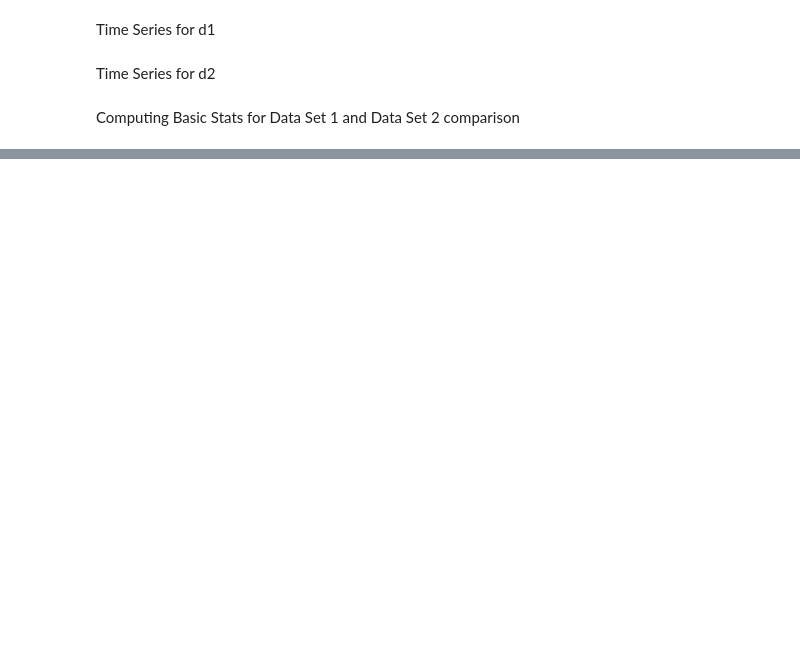
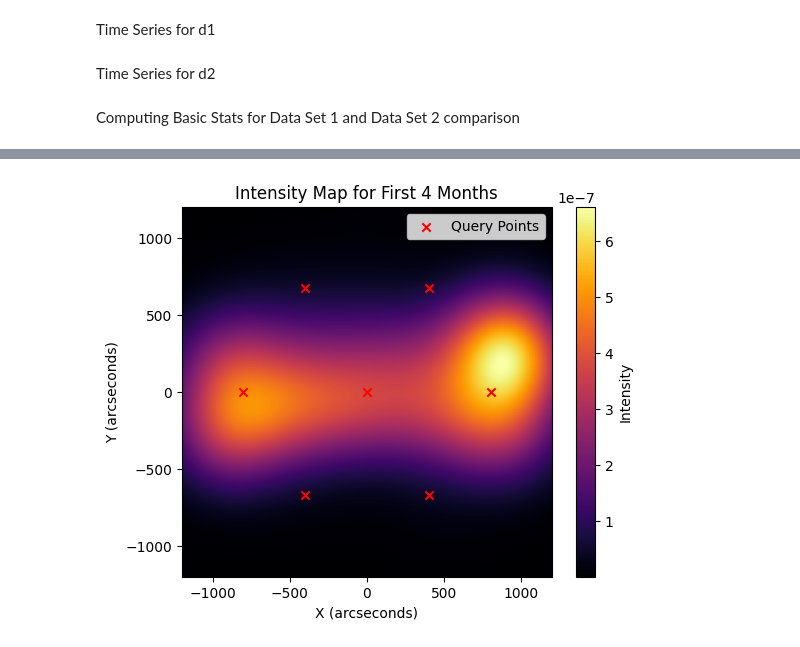
Before and after one commit to ericaahayy/ITGurlsCOSC3337, a Jupyter notebook: Method1_Intensity_Maps.ipynb, the cells around one changed output, grey strips where cells are left out. Cells and saved outputs as stored; diff of their text form; code cells hidden in the pictures; blank space fills up the shorter version.

Commit message:
updating colors and maps

```diff
--- a/Method1_Intensity_Maps.ipynb
+++ b/Method1_Intensity_Maps.ipynb
@@ -486,0 +489,91 @@ print(stats_df2)
+# %%
+import numpy as np
+import pandas as pd
+import matplotlib.pyplot as plt
+from sklearn.neighbors import KernelDensity
+from sklearn.model_selection import GridSearchCV
+
+
+
+dataset1 = "Solar_flare_RHESSI_2015_16.csv"
+
+df = pd.read_csv(dataset1)
+
+df['dt.start'] = pd.to_datetime(df['dt.start'])
+start_date = pd.to_datetime('2015-01-01')
+end_date = start_date + pd.DateOffset(months = 4)
+df = df[(df['dt.start'] >= start_date) & (df['dt.start'] <= end_date)]
+df = df[['total.counts', 'x.pos.asec', 'y.pos.asec']]
+
+flare_events = df
+
+# query points
+query_points = {
+    'Q1': {'coordinates': (0, 0), 'range': ([-201, 201], [-335, 335])},
+    'Q2': {'coordinates': (-805, 0), 'range': ([-1007, -605], [-335, 335])},
+    'Q3': {'coordinates': (805, 0), 'range': ([605, 1005], [-355, 335])},
+    'Q4': {'coordinates': (-403, 674), 'range': ([-605, -201], [335, 1012])},
+    'Q5': {'coordinates': (403, 674), 'range': ([201, 605], [335, 1012])},
+    'Q6': {'coordinates': (-403, -667), 'range': ([-605, -201], [-335, -998])},
+    'Q7': {'coordinates': (403, -667), 'range': ([201, 605], [-335, -998])},
+}
+
+
+# Gaussian kernel function
+def gaussian_kernel(x, y, X, Y, sigma):
+    return np.exp(-((x - X)**2 + (y - Y)**2) / (2 * sigma**2))
+
+# Estimate intensity at each query point
+def estimate_intensity(query_points, flare_events, sigma):
+    estimated_intensities = []
+    for query_name, query_info in query_points.items():
+        X_q, Y_q = query_info['coordinates']
+        intensity = 0
+        for _, row in flare_events.iterrows():
+            X_i, Y_i, total_counts = row['x.pos.asec'], row['y.pos.asec'], row['total.counts']
+            intensity += total_counts * gaussian_kernel(X_q, Y_q, X_i, Y_i, sigma)
+        estimated_intensities.append((query_name, intensity))
+    return estimated_intensities
+
+
+sigma = 250.0
+
+# Estimate intensity at query points
+intensities = estimate_intensity(query_points, flare_events, sigma)
+
+# Print the estimated intensities
+for query_name, intensity in intensities:
+    print(f"{query_name}: Intensity = {intensity:.2f}")
+
+# Create a grid for the density map
+x_min, x_max = -1200, 1200
+y_min, y_max = -1200, 1200
+step = 10
+
+xx, yy = np.meshgrid(np.arange(x_min, x_max, step), np.arange(y_min, y_max, step))
+
+grid_points = np.vstack([xx.ravel(), yy.ravel()]).T
+
+# Create a KDE model
+kde = KernelDensity(bandwidth=sigma, kernel='gaussian')
+kde.fit(flare_events[['x.pos.asec', 'y.pos.asec']])
+
+# Calculate the log-densities at each point on the grid
+log_densities = kde.score_samples(grid_points)
+
+density_map = np.exp(log_densities).reshape(xx.shape)
+
+# Create the density map
+plt.imshow(density_map, extent=(x_min, x_max, y_min, y_max), origin='lower', cmap='inferno')
+plt.colorbar(label='Intensity')
+plt.scatter([p['coordinates'][0] for p in query_points.values()], [p['coordinates'][1] for p in query_points.values()], color='red', marker='x', label='Query Points')
+
+# labels and legend
+plt.xlabel('X (arcseconds)')
+plt.ylabel('Y (arcseconds)')
+plt.title('Intensity Map for First 4 Months')
+plt.legend()
+
+
+plt.show()
+# %% [output]
@@ -486,0 +587 @@ print(stats_df2)
+[figure, added]
```
Also changed, not shown: parts of 6 cells of this notebook.
